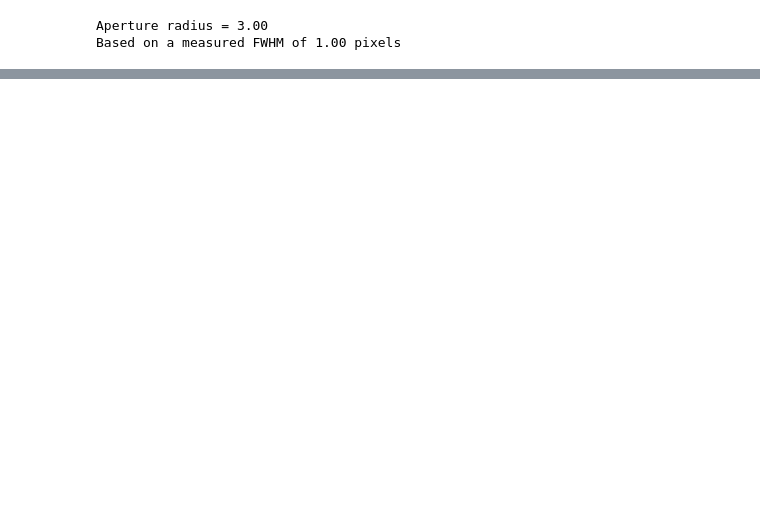
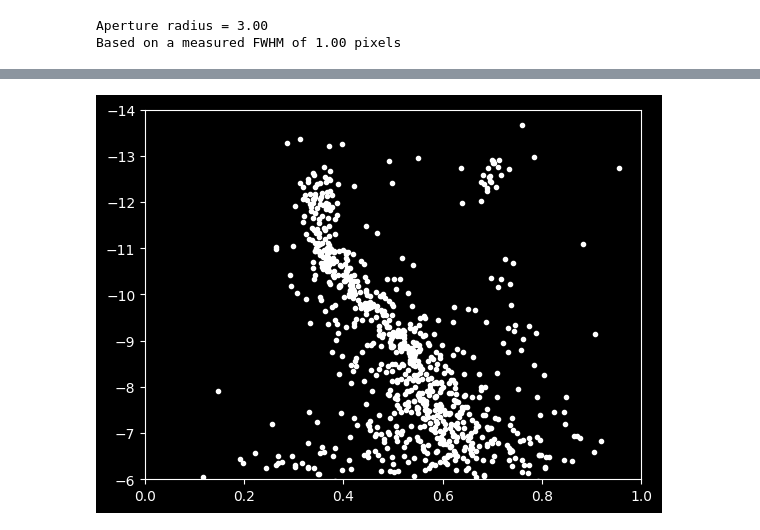
Before and after one commit to KevinLeenaerts/Observational-Astronomy, a Jupyter notebook: Master.ipynb, the cells around one changed output, grey strips where cells are left out. Saved outputs shown, nothing was run; the diff lists cells and outputs as text; code cells hidden in the pictures; blank space fills up the shorter version.

```diff
--- a/Master.ipynb
+++ b/Master.ipynb
@@ -294,0 +326,7 @@ Based on a measured FWHM of 1.00 pixels
+# %%
+plt.plot(Vmag - rmag, Vmag, 'w.')
+plt.ylim(-6, -14)
+plt.xlim(0, 1)
+plt.show()
+# %% [output]
+[figure, added]
```
Also changed, not shown: parts of 3 cells of this notebook, 43 other files.
